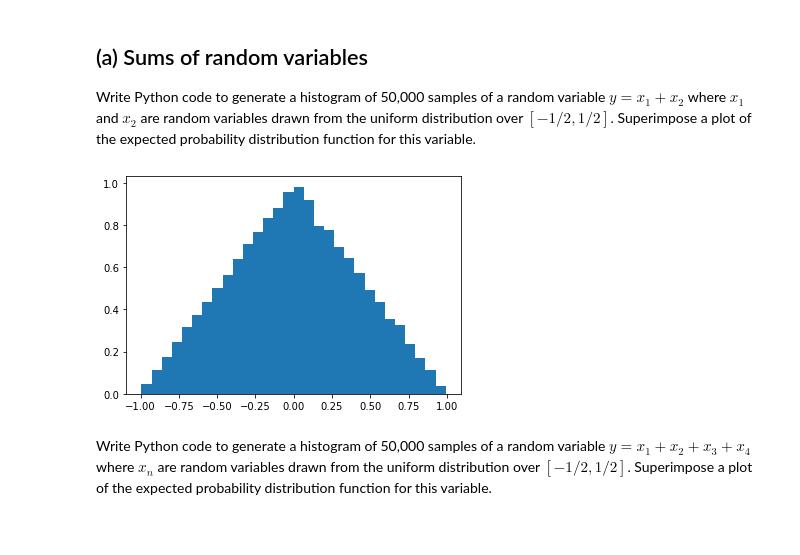
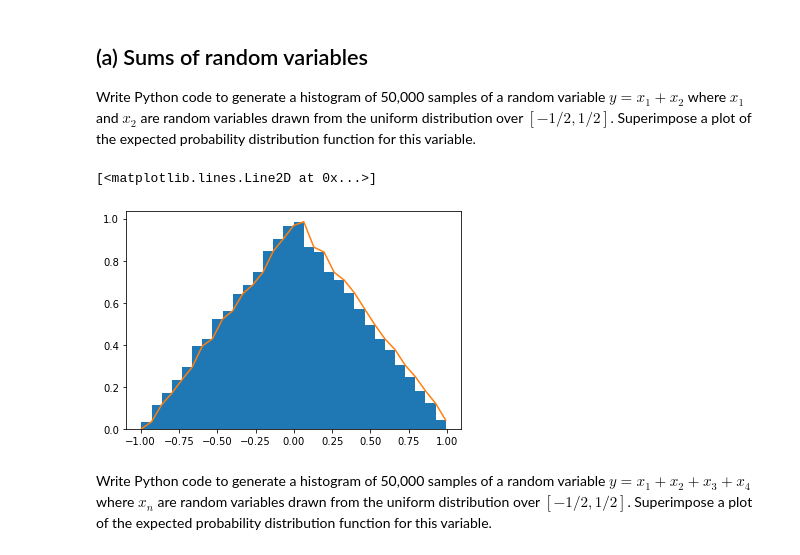
Before and after one commit to mkuchle16/biophysics, a Jupyter notebook: week-05/problem-5.11.ipynb, the cells around one changed output. Saved outputs shown, nothing was run; the diff lists cells and outputs as text; code cells hidden in the pictures.

```diff
--- a/week-05/problem-5.11.ipynb
+++ b/week-05/problem-5.11.ipynb
@@ -14,10 +15,12 @@ import pandas as pd
 # %%
 x1 = np.random.uniform(-0.5,0.5,50000)
 x2 = np.random.uniform(-0.5,0.5,50000)
 y = x1+x2
 count, bins, ignored = plt.hist(y, 30, density=True)
-#plt.plot(bins, linewidth=2, color='r')
+count = np.insert(count,0,0)
+plt.plot(bins,count)
 # %% [output]
+[<matplotlib.lines.Line2D at 0x...>]
-[figure, old version]
+[figure, new version]
 # %% [markdown]
 Write Python code to generate a histogram of 50,000 samples of a random variable $y = x_1 + x_2 + x_3 + x_4$ where $x_n$ are random variables drawn from the uniform distribution over $[-1/2, 1/2]$.  Superimpose a plot of the expected probability distribution function for this variable.
```
Also changed, not shown: parts of 3 cells of this notebook.
